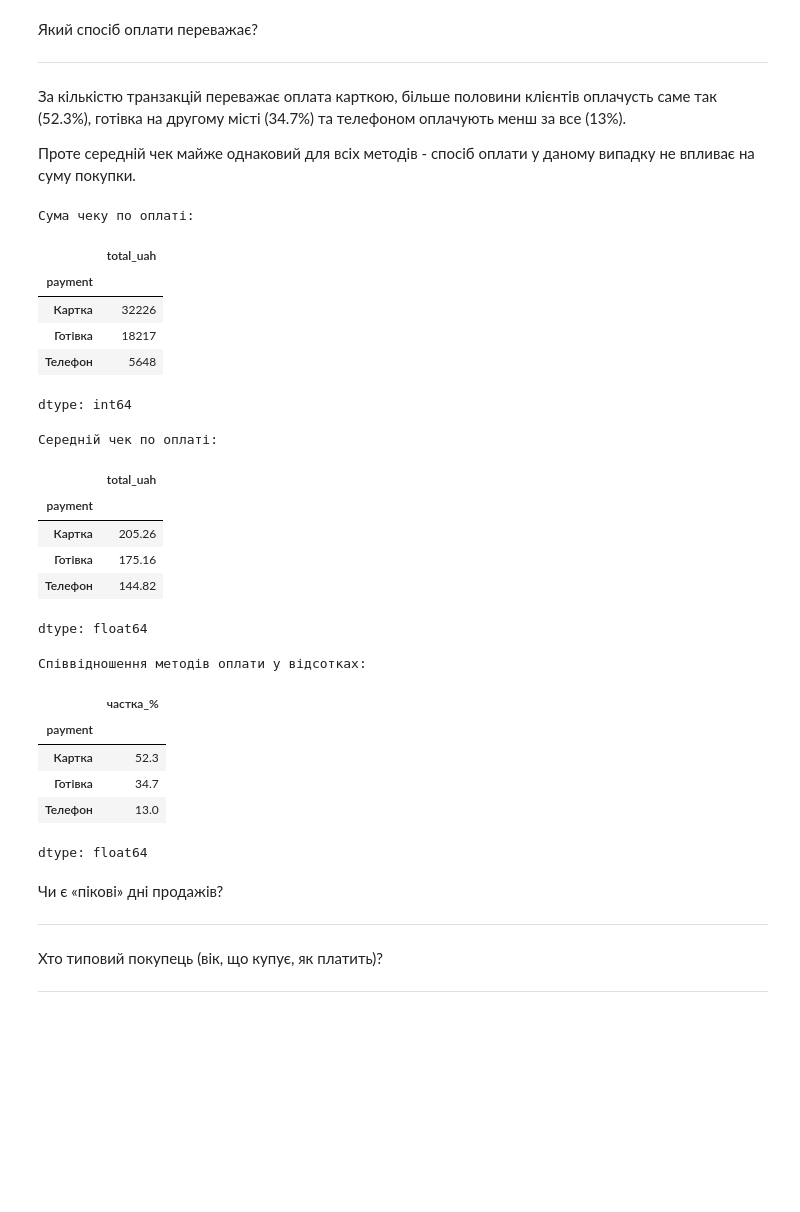
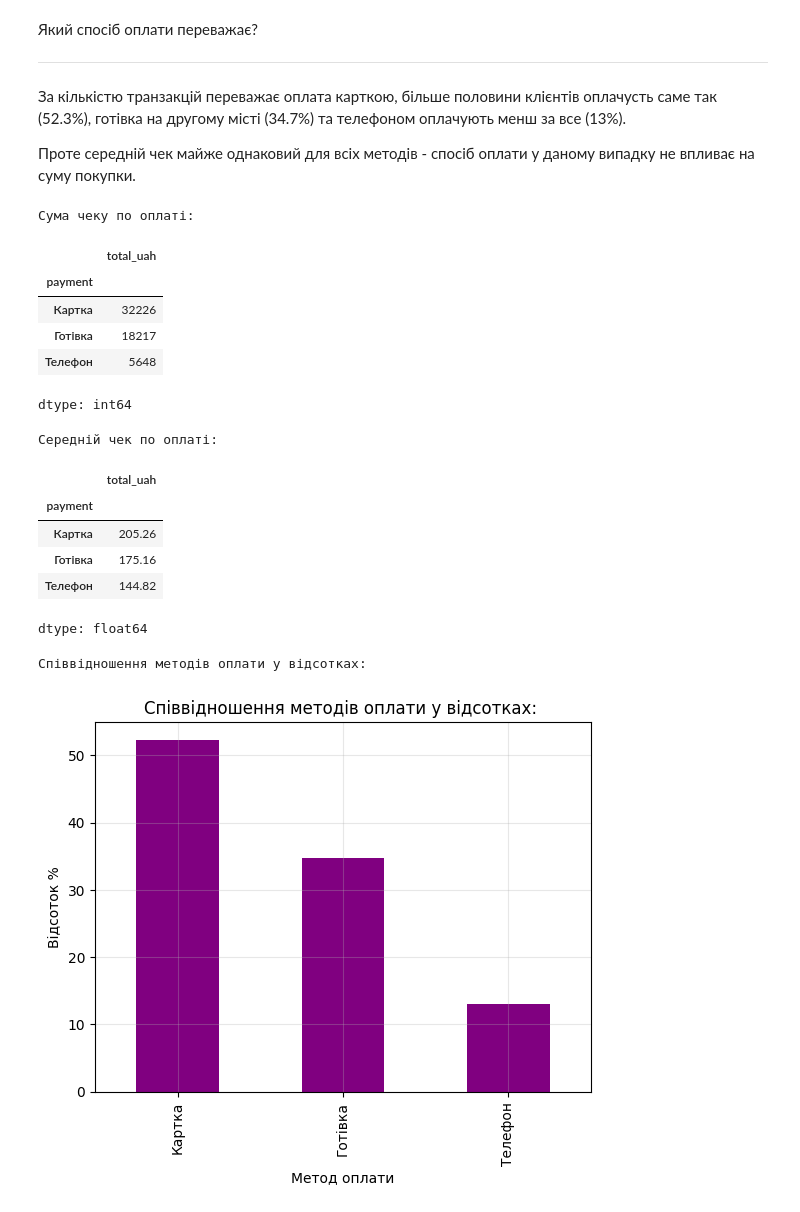
Before and after one commit to zzzer0-wav/myDTA_2026, a Jupyter notebook: projects_analysis/project_sales_analysis.ipynb, the cells around one changed output. Drawn from its saved outputs; the diff is of its cells as text; code cells hidden in the pictures; blank space fills up the shorter version.

```diff
--- a/projects_analysis/project_sales_analysis.ipynb
+++ b/projects_analysis/project_sales_analysis.ipynb
@@ -884,37 +891,30 @@ ___
 # %%
 print('Сума чеку по оплаті:\n')
 display(df.groupby('payment')['total_uah'].sum().round(2).sort_values(ascending=False))
 
 print('\n\nСередній чек по оплаті:\n')
 display(df.groupby('payment')['total_uah'].mean().round(2).sort_values(ascending=False))
 
 print('\n\nСпіввідношення методів оплати у відсотках: \n')
-display((df['payment'].value_counts(normalize=True) * 100).round(1).rename('частка_%'))
+pct = (df['payment'].value_counts(normalize=True) * 100).round(1).rename('частка_%')
+# display((df['payment'].value_counts(normalize=True) * 100).round(1).rename('частка_%'))
+
+pct.plot.bar(title='Співвідношення методів оплати у відсотках: ', xlabel='Метод оплати', ylabel='Відсоток %',color='purple',)
+plt.grid(alpha=0.3)
 # %% [output]
 Сума чеку по оплаті:
 |  | total_uah |
 | payment |  |
 | Картка | 32226 |
 | Готівка | 18217 |
 | Телефон | 5648 |
 dtype: int64
 Середній чек по оплаті:
 |  | total_uah |
 | payment |  |
 | Картка | 205.26 |
 | Готівка | 175.16 |
 | Телефон | 144.82 |
 dtype: float64
 Співвідношення методів оплати у відсотках:
-|  | частка_% |
-| payment |  |
-| Картка | 52.3 |
-| Готівка | 34.7 |
-| Телефон | 13.0 |
-dtype: float64
+[figure, added]
-# %% [markdown]
-Чи є «пікові» дні продажів?
-___
-# %% [markdown]
-Хто типовий покупець (вік, що купує, як платить)?
-___
```
Also changed, not shown: parts of 9 cells of this notebook.
